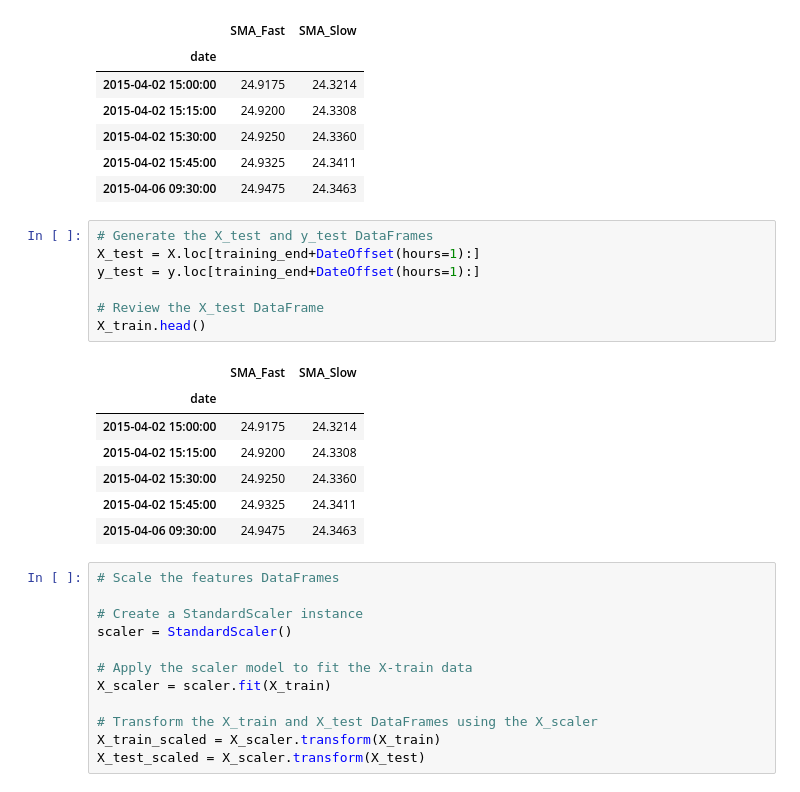
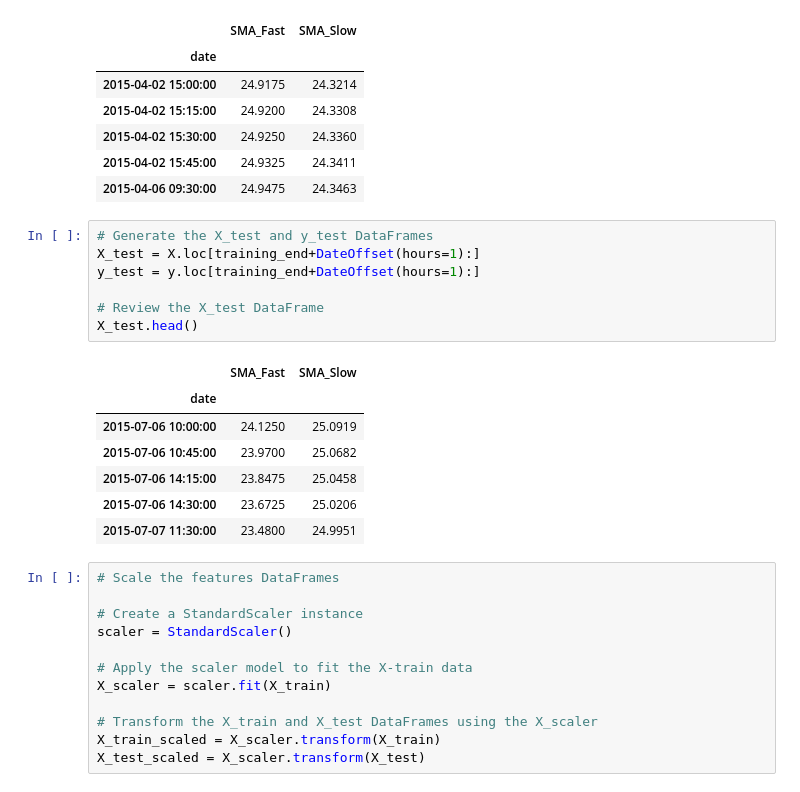
Before and after one commit to billybishop21/trading_bot, a Jupyter notebook: machine_learning_trading_bot.ipynb, the cells around one changed output. Cells and saved outputs as stored; diff of their text form.

```diff
--- a/machine_learning_trading_bot.ipynb
+++ b/machine_learning_trading_bot.ipynb
@@ -288,18 +285,18 @@ X_train.head()
 # %%
 # Generate the X_test and y_test DataFrames
 X_test = X.loc[training_end+DateOffset(hours=1):]
 y_test = y.loc[training_end+DateOffset(hours=1):]
 
 # Review the X_test DataFrame
-X_train.head()
+X_test.head()
 # %% [output]
 |  | SMA_Fast | SMA_Slow |
 | date |  |  |
-| 2015-04-02 15:00:00 | 24.9175 | 24.3214 |
-| 2015-04-02 15:15:00 | 24.9200 | 24.3308 |
-| 2015-04-02 15:30:00 | 24.9250 | 24.3360 |
-| 2015-04-02 15:45:00 | 24.9325 | 24.3411 |
-| 2015-04-06 09:30:00 | 24.9475 | 24.3463 |
+| 2015-07-06 10:00:00 | 24.1250 | 25.0919 |
+| 2015-07-06 10:45:00 | 23.9700 | 25.0682 |
+| 2015-07-06 14:15:00 | 23.8475 | 25.0458 |
+| 2015-07-06 14:30:00 | 23.6725 | 25.0206 |
+| 2015-07-07 11:30:00 | 23.4800 | 24.9951 |
 # %%
 # Scale the features DataFrames
 
```
Also changed, not shown: parts of 12 cells of this notebook, 1 other file.
